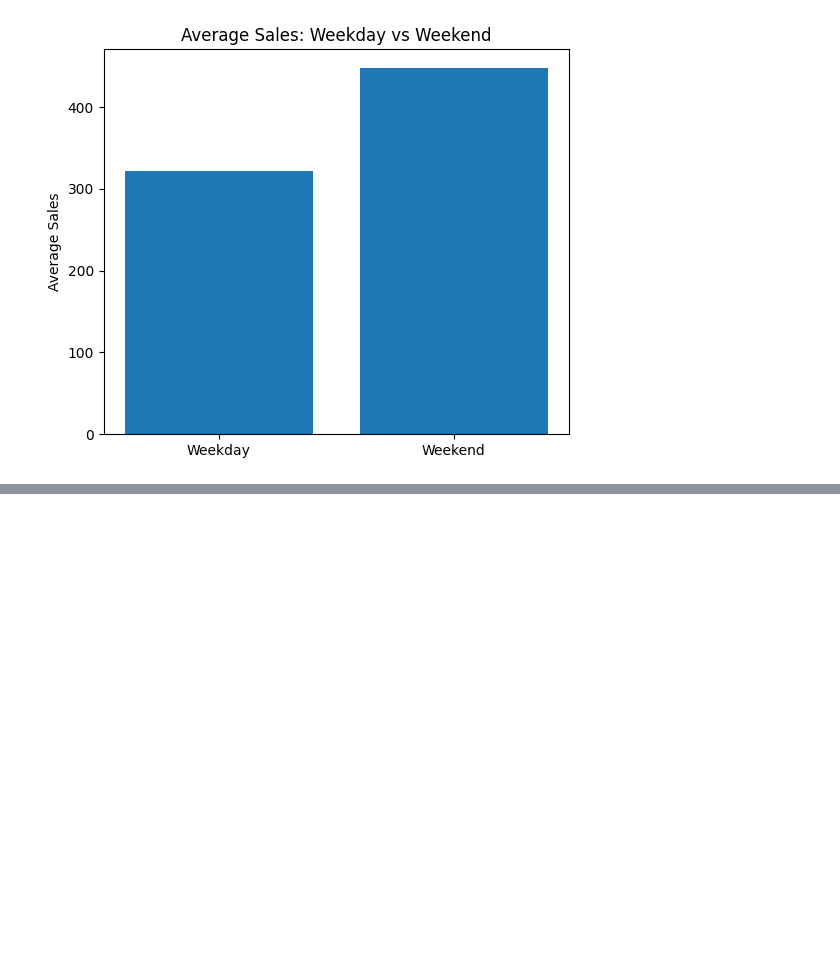
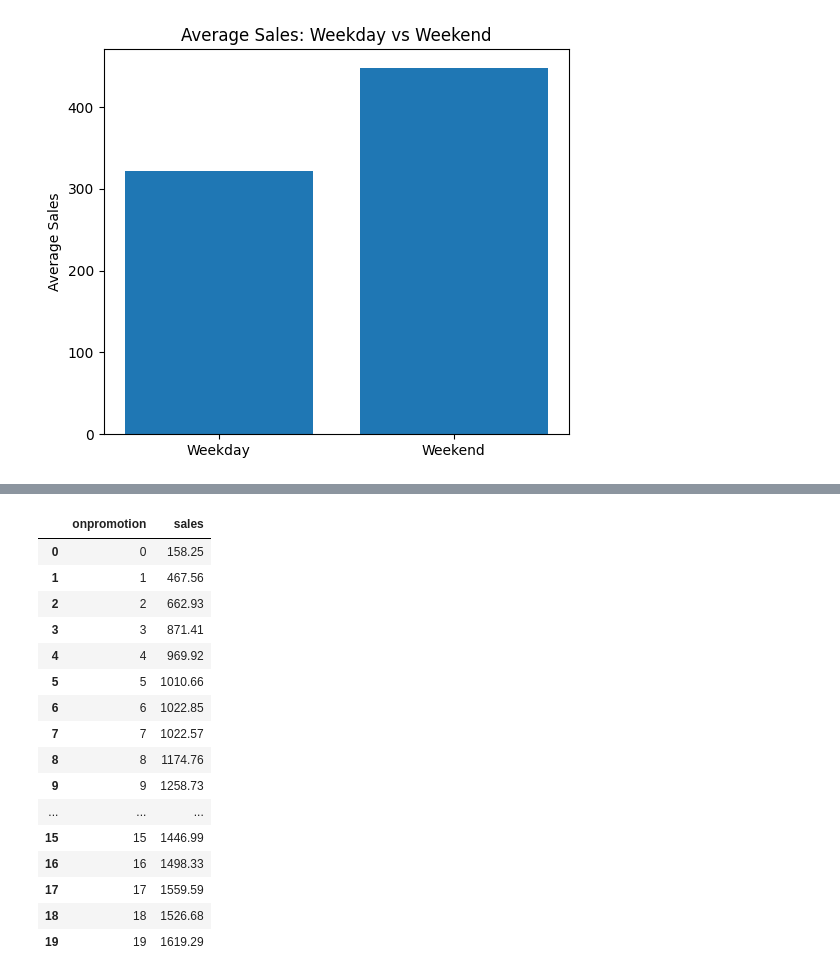
Before and after one commit to Husnain5Khalid/DemandIQ-Smart-demand-forecasting-, a Jupyter notebook: notebooks/01-DataExploration.ipynb, the cells around one changed output, grey strips where cells are left out. Cells and saved outputs as stored; diff of their text form; code cells hidden in the pictures; blank space fills up the shorter version.

```diff
--- a/notebooks/01-DataExploration.ipynb
+++ b/notebooks/01-DataExploration.ipynb
@@ -880,0 +937,20 @@ plt.show()
+# %%
+promotion_sales.head(20)
+# %% [output]
+|  | onpromotion | sales |
+| 0 | 0 | 158.25 |
+| 1 | 1 | 467.56 |
+| 2 | 2 | 662.93 |
+| 3 | 3 | 871.41 |
+| 4 | 4 | 969.92 |
+| 5 | 5 | 1010.66 |
+| 6 | 6 | 1022.85 |
+| 7 | 7 | 1022.57 |
+| 8 | 8 | 1174.76 |
+| 9 | 9 | 1258.73 |
+| ... | ... | ... |
+| 15 | 15 | 1446.99 |
+| 16 | 16 | 1498.33 |
+| 17 | 17 | 1559.59 |
+| 18 | 18 | 1526.68 |
+| 19 | 19 | 1619.29 |
```
Also changed, not shown: parts of 6 cells of this notebook.
